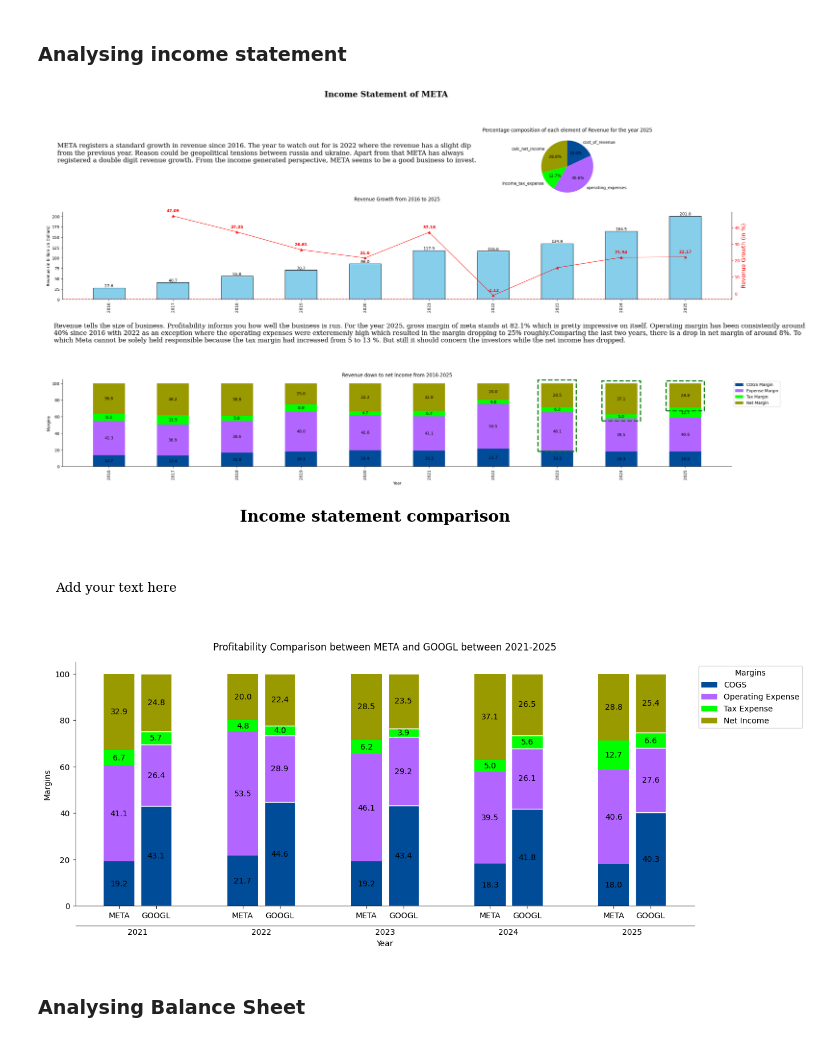
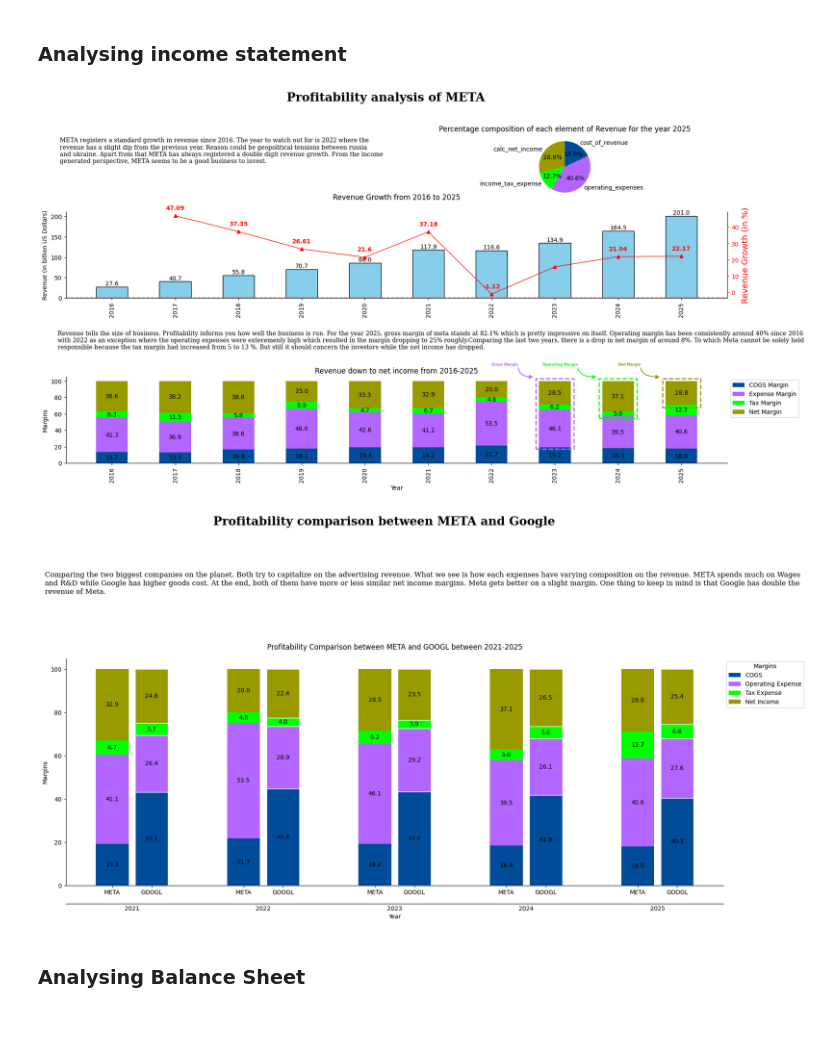
Before and after one commit to kumarbyes/project_stock_analysis, a Jupyter notebook: analaysis_using_pandas/exploratory_data_anaysis.ipynb, the cells around one changed output. Saved outputs shown, nothing was run; the diff lists cells and outputs as text; code cells hidden in the pictures.

```diff
--- a/analaysis_using_pandas/exploratory_data_anaysis.ipynb
+++ b/analaysis_using_pandas/exploratory_data_anaysis.ipynb
@@ -311,9 +350,10 @@ def generate_income_statement_report(tickername,title,findings1="Add your text h
 # %%
 tickername = "META"
 fazit1= '''
-        META registers a standard growth in revenue since 2016. The year to watch out for is 2022 where the revenue has a slight dip
-        from the previous year. Reason could be geopolitical tensions between russia and ukraine. Apart from that META has always
-        registered a double digit revenue growth. From the income generated perspective, META seems to be a good business to invest.
+        META registers a standard growth in revenue since 2016. The year to watch out for is 2022 where the
+        revenue has a slight dip from the previous year. Reason could be geopolitical tensions between russia
+        and ukraine. Apart from that META has always registered a double digit revenue growth. From the income
+        generated perspective, META seems to be a good business to invest.
         '''
 
 fazit2= 'Revenue tells the size of business. Profitability informs you how well the business is run. '\
@@ -324,9 +364,9 @@ fazit2= 'Revenue tells the size of business. Profitability informs you how well
         'solely held responsible because the tax margin had increased from 5 to 13 %. But still it should '\
         'concern the investors while the net income has dropped.'
 
-income_df,income_fig = generate_income_statement_report(tickername,f"Income Statement of {tickername}",findings1=fazit1,findings2=fazit2,last_x_years=10)
+income_df,income_fig = generate_income_statement_report(tickername,f"Profitability analysis of {tickername}",findings1=fazit1,findings2=fazit2,last_x_years=10)
 # %% [output]
-[figure, old version]
+[figure, new version]
 # %%
 def get_fin_statement(tickername,last_x_years):
     stmt = (
@@ -367,13 +407,13 @@ def compare_income_statement_report(tickernames, title, findings1="Add your text
     income_df_annual1 = get_fin_statement(tickernames[0], last_x_years)
     income_df_annual2 = get_fin_statement(tickernames[1], last_x_years)
 
-    fig = plt.figure(figsize=(14, 8))
+    fig = plt.figure(figsize=(20, 10))
     gs = gridspec.GridSpec(nrows=10, ncols=10)
 
     color_list = ['#004C99', '#B266FF', '#00FF00', '#999900', '#FF0000']
 
     fig.suptitle(f"{title}", fontsize=20, fontweight="bold", fontfamily='serif')
-    fig.text(0.1, 0.8, f'{findings1}', fontsize=16, fontweight='light', fontfamily='serif', wrap=True)
+    fig.text(0.1, 0.8, f'{findings1}', fontsize=12, fontweight='light', fontfamily='serif', wrap=True)
 
     ax1 = fig.add_subplot(gs[3:10, :])
 
@@ -486,11 +526,17 @@ def compare_income_statement_report(tickernames, title, findings1="Add your text
     sec_ax.tick_params(axis='x', which='both', length=0)
 
     sec_ax.set_xlabel("Year")
+
     return income_df_annual1, income_df_annual2, fig
 # %%
-df1,df2,fig = compare_income_statement_report(["META","GOOGL"],title="Income statement comparison")
+findings = 'Comparing the two biggest companies on the planet. Both try to capitalize on the advertising revenue. ' \
+            'What we see is how each expenses have varying composition on the revenue. META spends much on Wages and ' \
+            'R&D while Google has higher goods cost. At the end, both of them have more or less similar net income' \
+            ' margins. Meta gets better on a slight margin. One thing to keep in mind is that Google has double the revenue' \
+            ' of Meta.'
+df1,df2,fig = compare_income_statement_report(["META","GOOGL"],title="Profitability comparison between META and Google",findings1=findings)
 # %% [output]
-[figure, old version]
+[figure, new version]
 # %% [markdown]
 ### Analysing Balance Sheet
 # %% [markdown]
```
Also changed, not shown: parts of 7 cells of this notebook, 4 other files.
